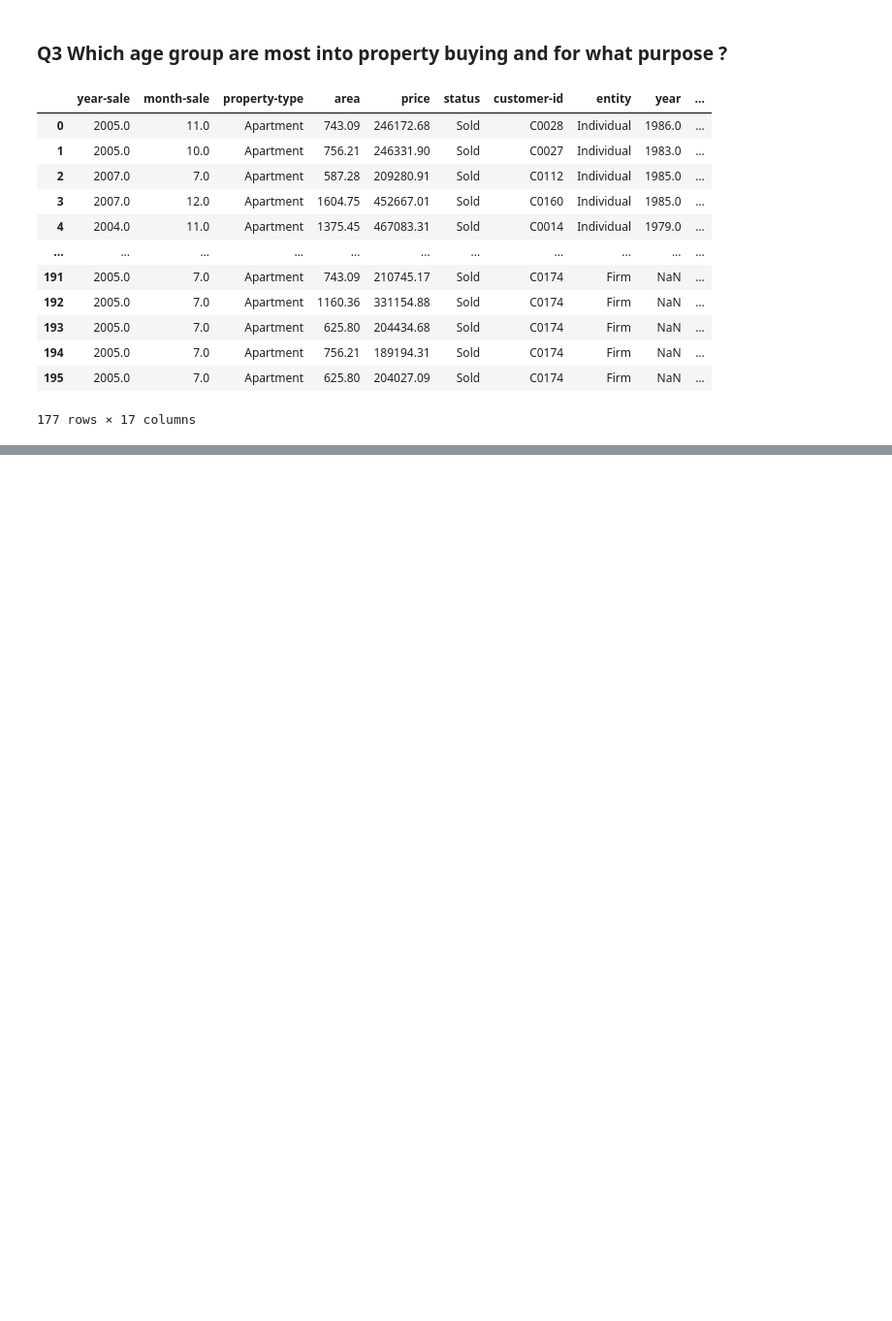
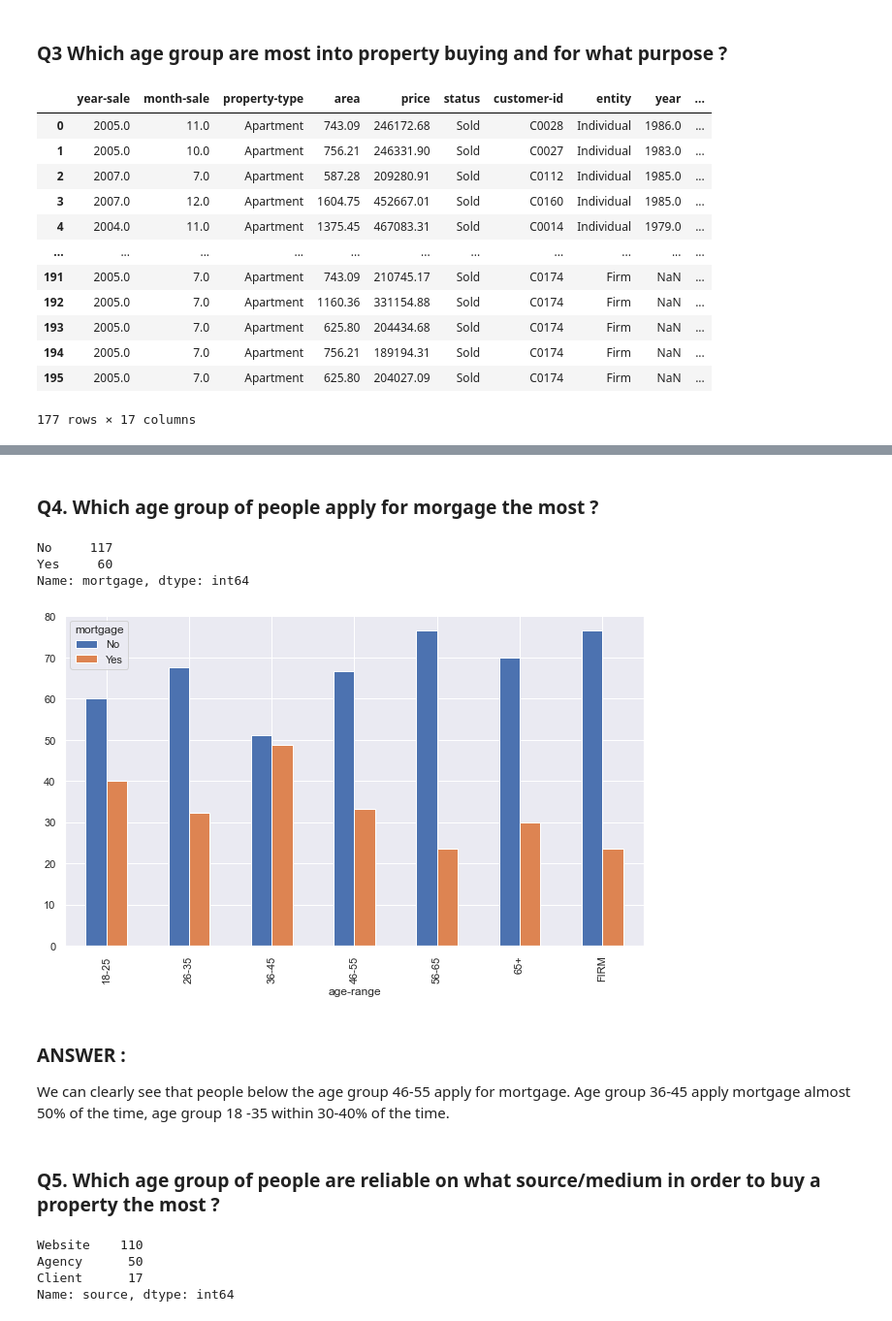
Before and after one commit to 0xNILADRI/property-sale-eda, a Jupyter notebook: property_sale_eda.ipynb, the cells around one changed output, grey strips where cells are left out. Shown at 97% size. Saved outputs shown, nothing was run; the diff lists cells and outputs as text; code cells hidden in the pictures; blank space fills up the shorter version.

```diff
--- a/property_sale_eda.ipynb
+++ b/property_sale_eda.ipynb
@@ -252,0 +246,30 @@ df_sold
+# %% [markdown]
+### Q4. Which age group of people apply for morgage the most ?
+# %%
+# check mortgage value count
+df_sold['mortgage'].value_counts()
+# %% [output]
+No     117
+Yes     60
+Name: mortgage, dtype: int64
+# %%
+mortgage = df_sold.groupby('age-range')['mortgage'].value_counts()
+mortgage_pcts = mortgage.groupby(level=0).apply(lambda x:100 * x / float(x.sum()))
+# %%
+# plot bar plot
+mortgage_pcts.unstack(1).plot.bar();
+# %% [output]
+[figure, added]
+# %% [markdown]
+### ANSWER :
+We can clearly see that people below the age group 46-55 apply for mortgage. Age group 36-45 apply mortgage almost 50% of the time, age group 18 -35 within 30-40% of the time.
+# %% [markdown]
+### Q5. Which age group of people are reliable on what source/medium in order to buy a property the most ?
+# %%
+# check mortgage value count
+df_sold['source'].value_counts()
+# %% [output]
+Website    110
+Agency      50
+Client      17
+Name: source, dtype: int64
```
Also changed, not shown: parts of 18 cells of this notebook.
